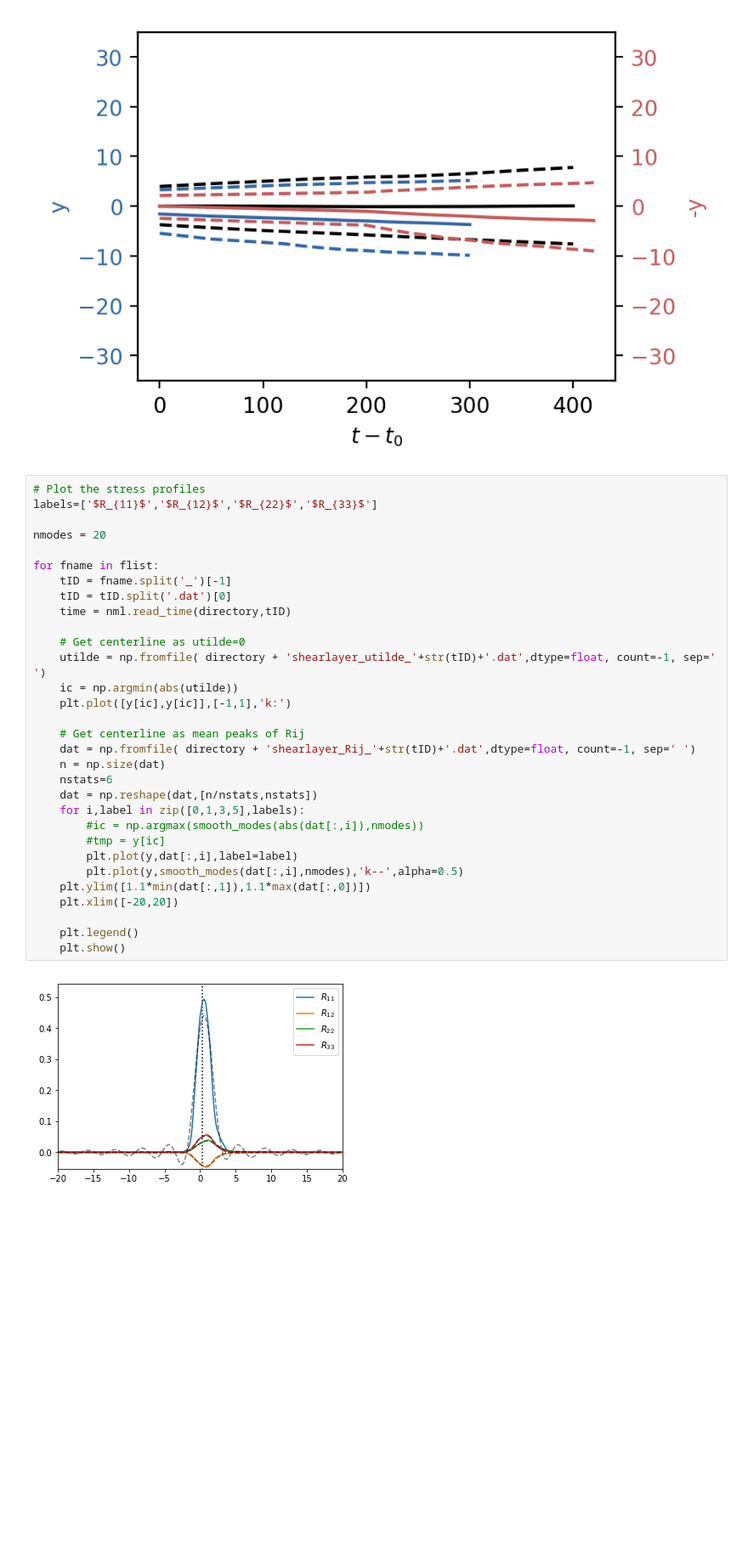
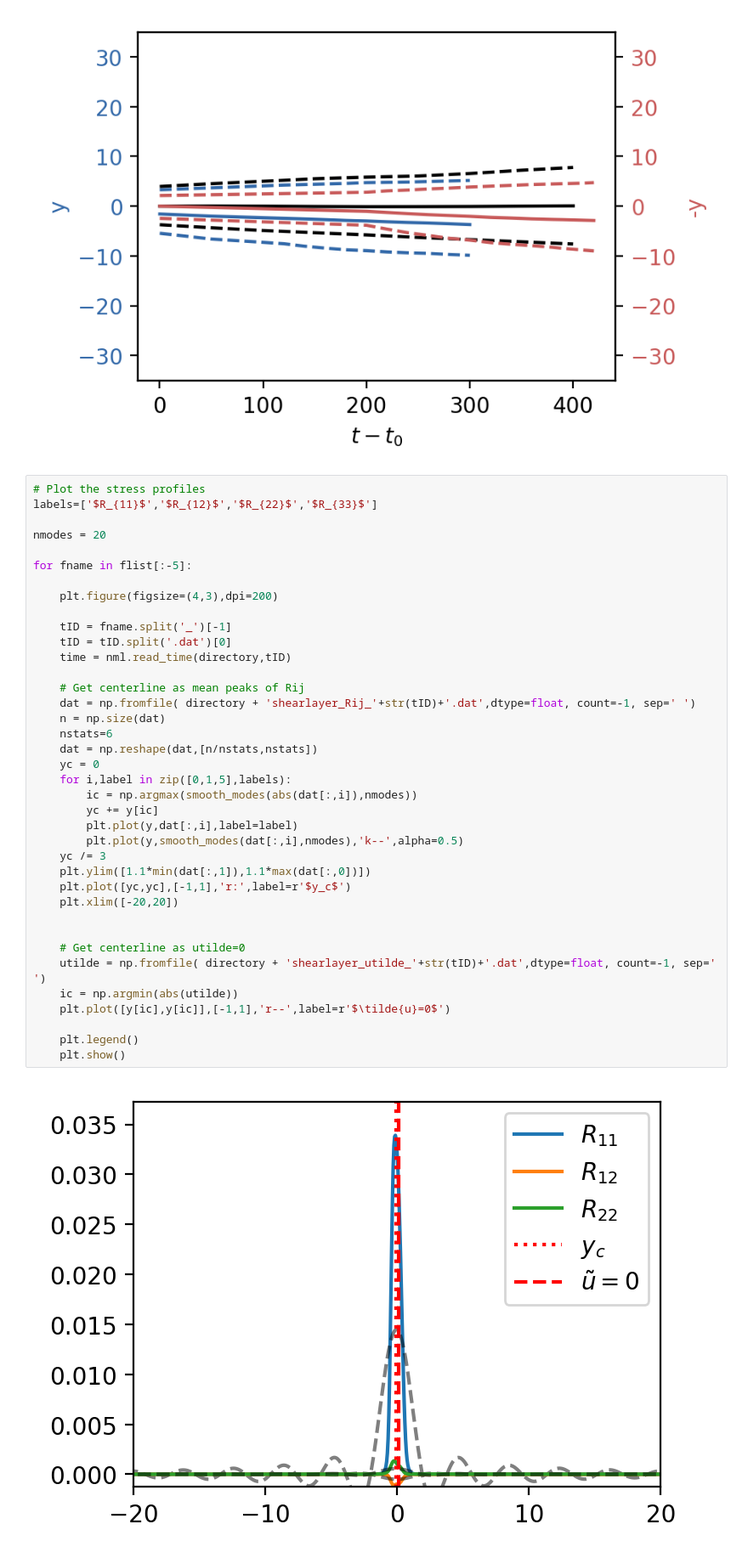
Before and after one commit to FPAL-Stanford-University/FloATPy, a Jupyter notebook: post/plot_symmetry.ipynb, the cells around one changed output. Shown at 85% size. Saved outputs shown, nothing was run; the diff lists cells and outputs as text; blank space fills up the shorter version.

```diff
--- a/post/plot_symmetry.ipynb
+++ b/post/plot_symmetry.ipynb
@@ -275,33 +275,40 @@ plt.ylim(ylims)
 # %%
 # Plot the stress profiles
 labels=['$R_{11}$','$R_{12}$','$R_{22}$','$R_{33}$']
 
 nmodes = 20
 
-for fname in flist:
+for fname in flist[:-5]:
+
+    plt.figure(figsize=(4,3),dpi=200)
+
     tID = fname.split('_')[-1]
     tID = tID.split('.dat')[0]
     time = nml.read_time(directory,tID)
-
-    # Get centerline as utilde=0
-    utilde = np.fromfile( directory + 'shearlayer_utilde_'+str(tID)+'.dat',dtype=float, count=-1, sep=' ')
-    ic = np.argmin(abs(utilde))
-    plt.plot([y[ic],y[ic]],[-1,1],'k:')
 
     # Get centerline as mean peaks of Rij
     dat = np.fromfile( directory + 'shearlayer_Rij_'+str(tID)+'.dat',dtype=float, count=-1, sep=' ')
     n = np.size(dat)
     nstats=6
     dat = np.reshape(dat,[n/nstats,nstats])
-    for i,label in zip([0,1,3,5],labels):
-        #ic = np.argmax(smooth_modes(abs(dat[:,i]),nmodes))
-        #tmp = y[ic]
+    yc = 0
+    for i,label in zip([0,1,5],labels):
+        ic = np.argmax(smooth_modes(abs(dat[:,i]),nmodes))
+        yc += y[ic]
         plt.plot(y,dat[:,i],label=label)
         plt.plot(y,smooth_modes(dat[:,i],nmodes),'k--',alpha=0.5)
+    yc /= 3
     plt.ylim([1.1*min(dat[:,1]),1.1*max(dat[:,0])])
+    plt.plot([yc,yc],[-1,1],'r:',label=r'$y_c$')
     plt.xlim([-20,20])
+
+
+    # Get centerline as utilde=0
+    utilde = np.fromfile( directory + 'shearlayer_utilde_'+str(tID)+'.dat',dtype=float, count=-1, sep=' ')
+    ic = np.argmin(abs(utilde))
+    plt.plot([y[ic],y[ic]],[-1,1],'r--',label=r'$\tilde{u}=0$')
 
     plt.legend()
     plt.show()
 # %% [output]
-[figure, old version]
+[figure, new version]
```
Also changed, not shown: parts of 2 cells of this notebook, 34 other files.
